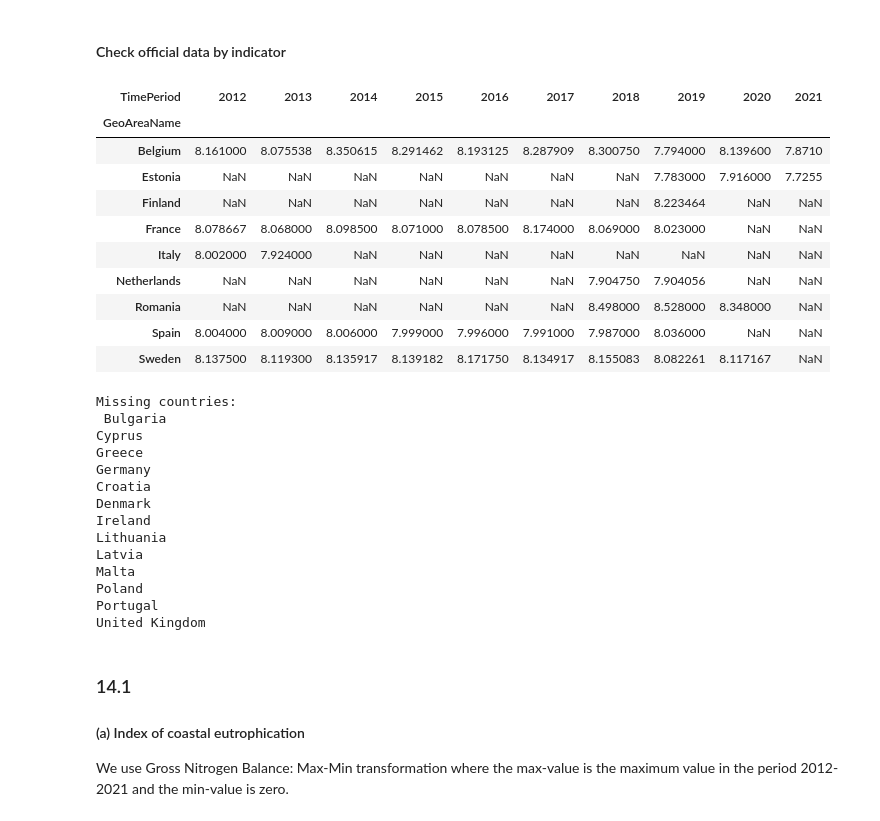
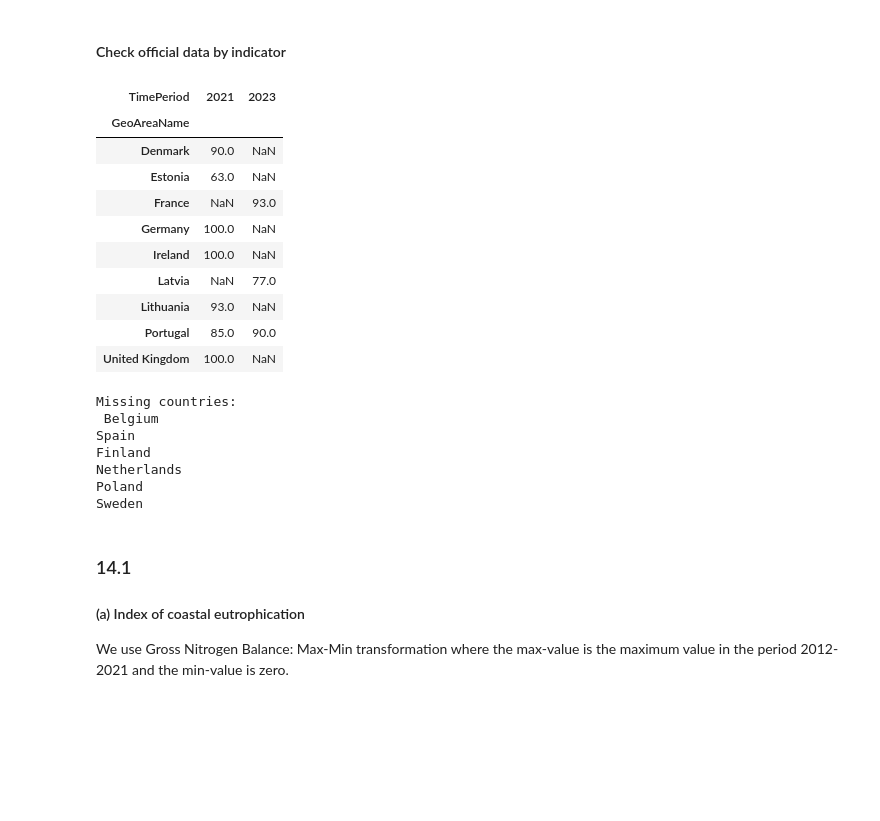
Before and after one commit to isaldiviagonzatti/sdg14, a Jupyter notebook: code/exploreSDG14.ipynb, the cells around one changed output. Cells and saved outputs as stored; diff of their text form; code cells hidden in the pictures; blank space fills up the shorter version.

```diff
--- a/code/exploreSDG14.ipynb
+++ b/code/exploreSDG14.ipynb
@@ -55,7 +56,7 @@ display(
 from IPython.core.interactiveshell import InteractiveShell
 
 InteractiveShell.ast_node_interactivity = "all"  # last_expr
-pd.set_option("display.max_columns", 20)
+pd.set_option('display.max_columns', None)
 # %%
 # create output folder if not there
 if not os.path.exists("../output"):
@@ -78,6 +79,11 @@ allEurope = allEurope.name.to_list()
 # %%
 # fmt: off
 countries = [
+    'Belgium','Germany','Denmark','Estonia','Spain','Finland','France',
+'Ireland','Lithuania','Latvia','Netherlands','Poland','Portugal','Sweden',
+'United Kingdom'
+]
+countriesEU = [
     "Belgium", "Bulgaria", "Cyprus", "Greece", "Germany", "Croatia",
     "Italy", "Denmark", "Estonia", "Spain", "Finland", "France",
     "Ireland", "Lithuania", "Latvia", "Malta", "Netherlands", "Poland",
@@ -157,42 +163,35 @@ pd.DataFrame(
 #### Check official data by indicator
 # %%
 # check sdg indicator, change SeriesCode to the one you want to check
+sdg14.loc[
+    sdg14["GeoAreaName"].str.contains(r"^(?=.*United)(?=.*Kingdom)"), "GeoAreaName"
+] = "United Kingdom"
 sdg14check = sdg14[sdg14["GeoAreaName"].isin(countries)]
-sdg14check.loc[
-    sdg14check["GeoAreaName"].str.contains(r"^(?=.*United)(?=.*Kingdom)"), "GeoAreaName"
-] = "United Kingdom"
-sdg14check = sdg14check[sdg14check["SeriesCode"] == "ER_OAW_MNACD"].pivot_table(
+sdg14check = sdg14check[sdg14check["SeriesCode"] == "ER_UNCLOS_IMPLE"].pivot_table(
     columns="TimePeriod", index="GeoAreaName", values="Value", aggfunc="mean"
 )
 sdg14check[sdg14check.columns[-10:]]
 
 missingCountries(sdg14check)
 # %% [output]
-| TimePeriod | 2012 | 2013 | 2014 | 2015 | 2016 | 2017 | 2018 | 2019 | 2020 | 2021 |
-| GeoAreaName |  |  |  |  |  |  |  |  |  |  |
-| Belgium | 8.161000 | 8.075538 | 8.350615 | 8.291462 | 8.193125 | 8.287909 | 8.300750 | 7.794000 | 8.139600 | 7.8710 |
-| Estonia | NaN | NaN | NaN | NaN | NaN | NaN | NaN | 7.783000 | 7.916000 | 7.7255 |
-| Finland | NaN | NaN | NaN | NaN | NaN | NaN | NaN | 8.223464 | NaN | NaN |
-| France | 8.078667 | 8.068000 | 8.098500 | 8.071000 | 8.078500 | 8.174000 | 8.069000 | 8.023000 | NaN | NaN |
-| Italy | 8.002000 | 7.924000 | NaN | NaN | NaN | NaN | NaN | NaN | NaN | NaN |
-| Netherlands | NaN | NaN | NaN | NaN | NaN | NaN | 7.904750 | 7.904056 | NaN | NaN |
-| Romania | NaN | NaN | NaN | NaN | NaN | NaN | 8.498000 | 8.528000 | 8.348000 | NaN |
-| Spain | 8.004000 | 8.009000 | 8.006000 | 7.999000 | 7.996000 | 7.991000 | 7.987000 | 8.036000 | NaN | NaN |
-| Sweden | 8.137500 | 8.119300 | 8.135917 | 8.139182 | 8.171750 | 8.134917 | 8.155083 | 8.082261 | 8.117167 | NaN |
+| TimePeriod | 2021 | 2023 |
+| GeoAreaName |  |  |
+| Denmark | 90.0 | NaN |
+| Estonia | 63.0 | NaN |
+| France | NaN | 93.0 |
+| Germany | 100.0 | NaN |
+| Ireland | 100.0 | NaN |
+| Latvia | NaN | 77.0 |
+| Lithuania | 93.0 | NaN |
+| Portugal | 85.0 | 90.0 |
+| United Kingdom | 100.0 | NaN |
 Missing countries:
- Bulgaria
-Cyprus
-Greece
-Germany
-Croatia
-Denmark
-Ireland
-Lithuania
-Latvia
-Malta
+ Belgium
+Spain
+Finland
+Netherlands
 Poland
-Portugal
-United Kingdom
+Sweden
 # %% [markdown]
 ### 14.1
 
```
Also changed, not shown: parts of 26 cells of this notebook, 7 other files.
